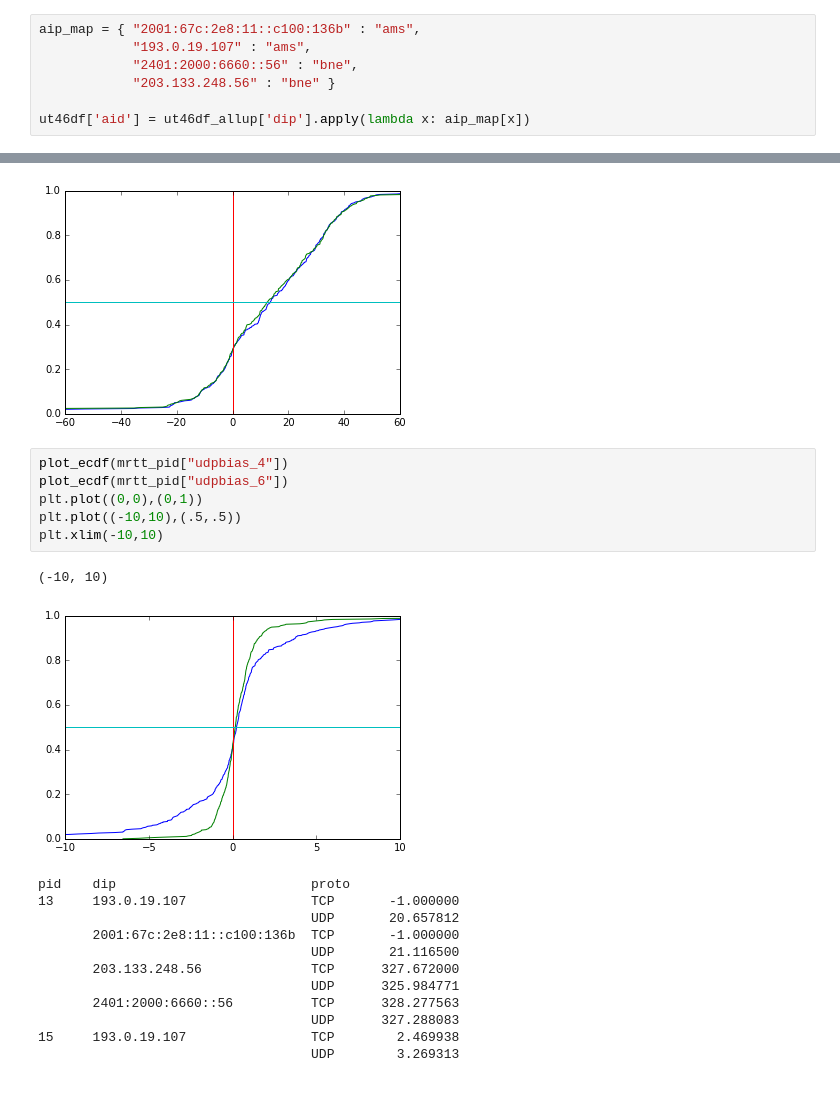
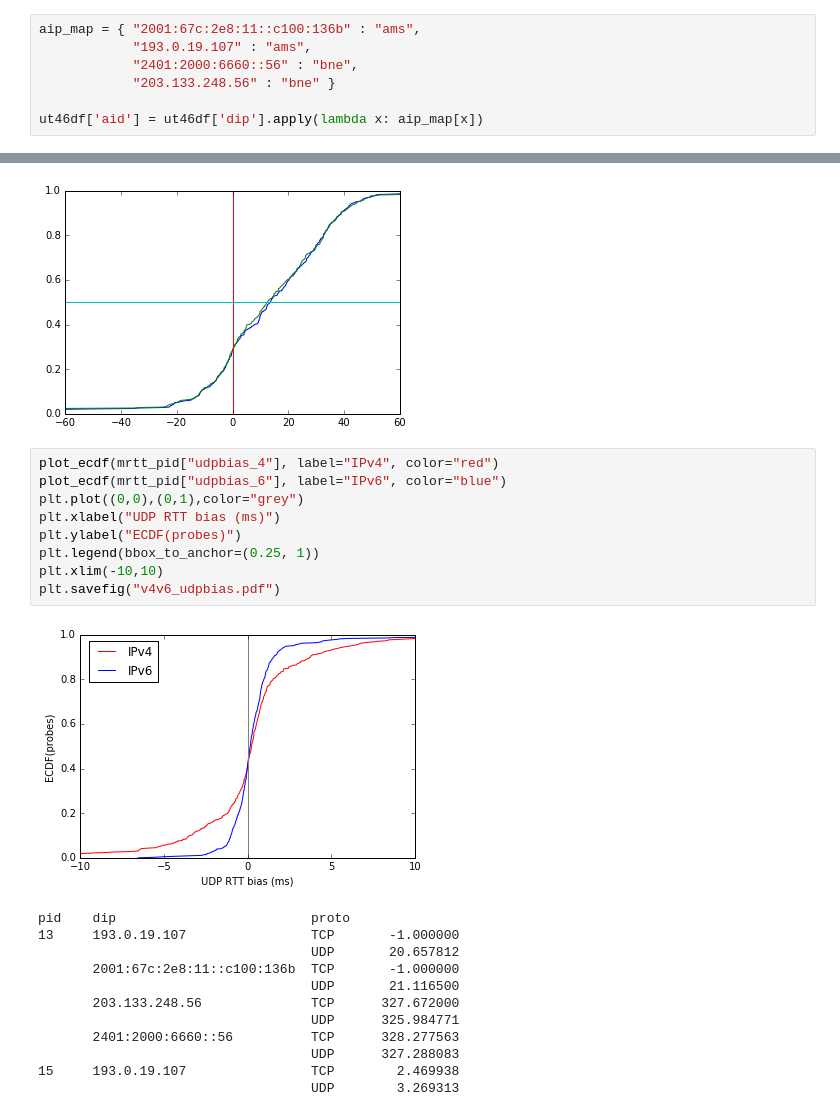
Before and after one commit to mami-project/udpdiff, a Jupyter notebook: atlas_probe_conn_Jan16/probe_udp_traceconn.ipynb, the cells around one changed output, grey strips where cells are left out. Saved outputs shown, nothing was run; the diff lists cells and outputs as text.

```diff
--- a/atlas_probe_conn_Jan16/probe_udp_traceconn.ipynb
+++ b/atlas_probe_conn_Jan16/probe_udp_traceconn.ipynb
@@ -452,7 +452,7 @@ aip_map = { "2001:67c:2e8:11::c100:136b" : "ams",
             "2401:2000:6660::56" : "bne",
             "203.133.248.56" : "bne" }
 
-ut46df['aid'] = ut46df_allup['dip'].apply(lambda x: aip_map[x])
+ut46df['aid'] = ut46df['dip'].apply(lambda x: aip_map[x])
 # %%
 def strip_pids(df, pids):
     return df[np.logical_not(df['pid'].isin(pids))]
@@ -538,14 +538,16 @@ plt.xlim(-60,60)
 (-60, 60)
 [figure]
 # %%
-plot_ecdf(mrtt_pid["udpbias_4"])
-plot_ecdf(mrtt_pid["udpbias_6"])
-plt.plot((0,0),(0,1))
-plt.plot((-10,10),(.5,.5))
+plot_ecdf(mrtt_pid["udpbias_4"], label="IPv4", color="red")
+plot_ecdf(mrtt_pid["udpbias_6"], label="IPv6", color="blue")
+plt.plot((0,0),(0,1),color="grey")
+plt.xlabel("UDP RTT bias (ms)")
+plt.ylabel("ECDF(probes)")
+plt.legend(bbox_to_anchor=(0.25, 1))
 plt.xlim(-10,10)
+plt.savefig("v4v6_udpbias.pdf")
 # %% [output]
-(-10, 10)
-[figure, old version]
+[figure, new version]
 # %%
 # %% [output]
 pid    dip                         proto
```
Also changed, not shown: parts of 2 cells of this notebook, 3 other files.
